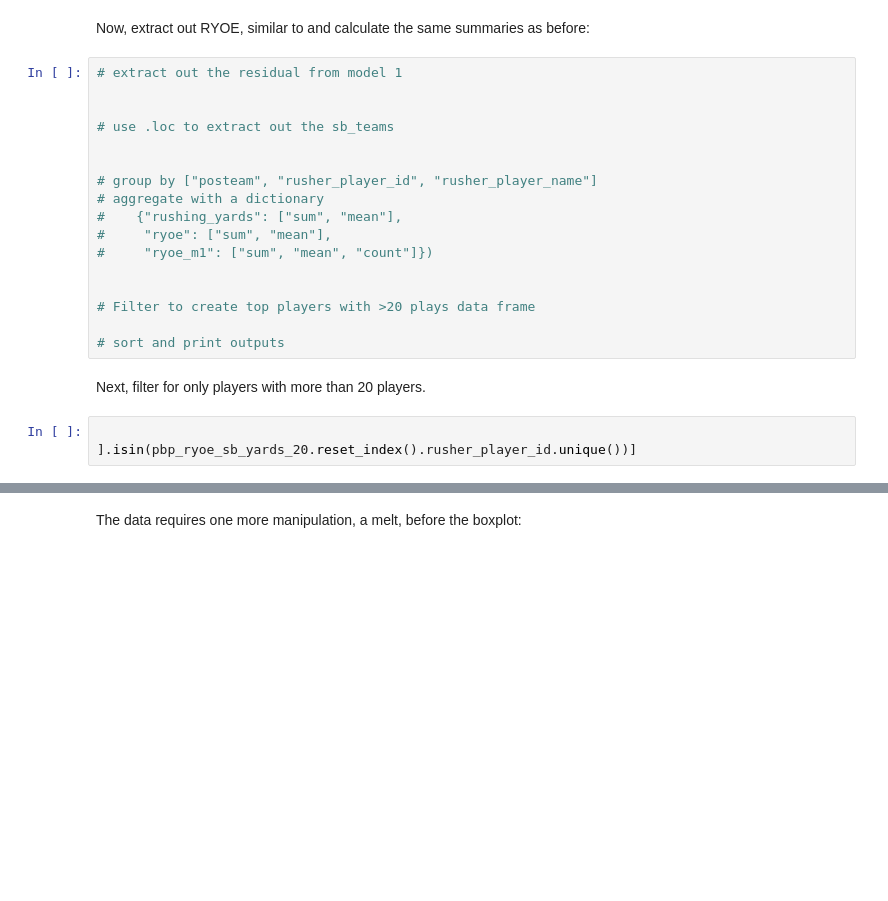
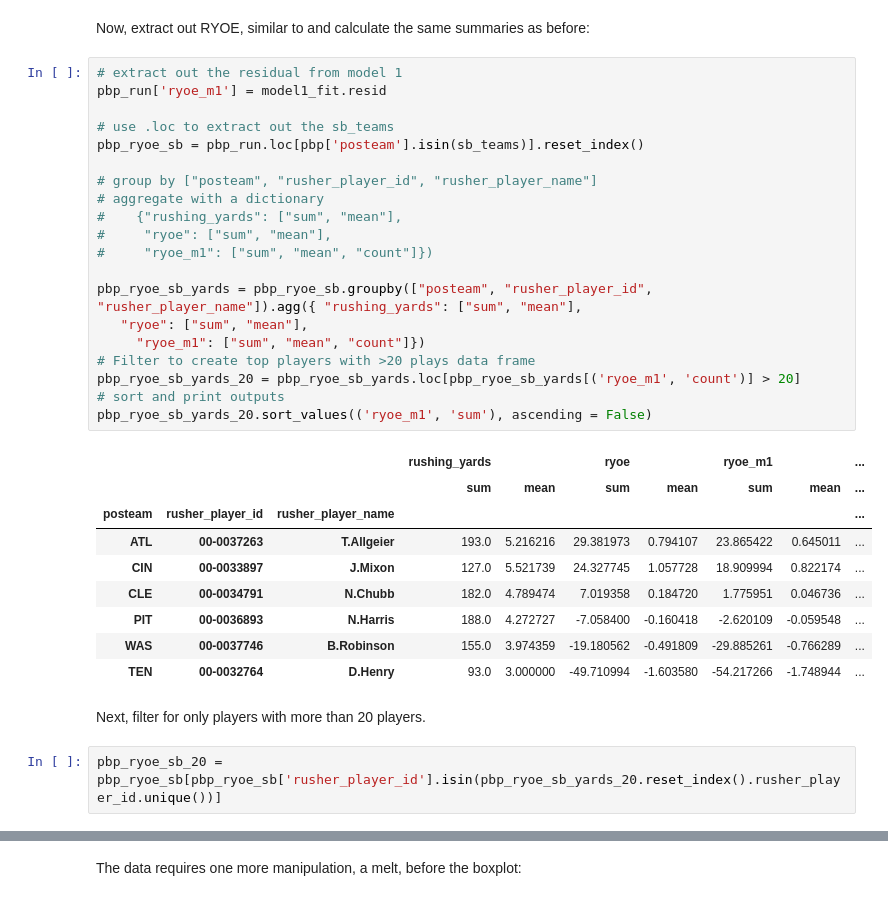
Before and after one commit to SirTee12/DataCamp-Code-Along-Projects, a Jupyter notebook: SuperBowl Analysis/SuperBowl_Analysis.ipynb, the cells around one changed output, grey strips where cells are left out. Saved outputs shown, nothing was run; the diff lists cells and outputs as text; blank space fills up the shorter version.

```diff
--- a/SuperBowl Analysis/SuperBowl_Analysis.ipynb
+++ b/SuperBowl Analysis/SuperBowl_Analysis.ipynb
@@ -386,22 +386,35 @@ strong multicollinearity or other numerical problems.
 Now, extract out RYOE, similar to and calculate the same summaries as before:
 # %%
 # extract out the residual from model 1
-
+pbp_run['ryoe_m1'] = model1_fit.resid
 
 # use .loc to extract out the sb_teams
-
+pbp_ryoe_sb = pbp_run.loc[pbp['posteam'].isin(sb_teams)].reset_index()
 
 # group by ["posteam", "rusher_player_id", "rusher_player_name"]
 # aggregate with a dictionary
 #    {"rushing_yards": ["sum", "mean"],
 #     "ryoe": ["sum", "mean"],
 #     "ryoe_m1": ["sum", "mean", "count"]})
 
-
+pbp_ryoe_sb_yards = pbp_ryoe_sb.groupby(["posteam", "rusher_player_id", "rusher_player_name"]).agg({ "rushing_yards": ["sum", "mean"],
+   "ryoe": ["sum", "mean"],
+     "ryoe_m1": ["sum", "mean", "count"]})
 # Filter to create top players with >20 plays data frame
-
+pbp_ryoe_sb_yards_20 = pbp_ryoe_sb_yards.loc[pbp_ryoe_sb_yards[('ryoe_m1', 'count')] > 20]
 # sort and print outputs
+pbp_ryoe_sb_yards_20.sort_values(('ryoe_m1', 'sum'), ascending = False)
+# %% [output]
+|  |  |  | rushing_yards |  | ryoe |  | ryoe_m1 |  | ... |
+|  |  |  | sum | mean | sum | mean | sum | mean | ... |
+| posteam | rusher_player_id | rusher_player_name |  |  |  |  |  |  | ... |
+| ATL | 00-0037263 | T.Allgeier | 193.0 | 5.216216 | 29.381973 | 0.794107 | 23.865422 | 0.645011 | ... |
+| CIN | 00-0033897 | J.Mixon | 127.0 | 5.521739 | 24.327745 | 1.057728 | 18.909994 | 0.822174 | ... |
+| CLE | 00-0034791 | N.Chubb | 182.0 | 4.789474 | 7.019358 | 0.184720 | 1.775951 | 0.046736 | ... |
+| PIT | 00-0036893 | N.Harris | 188.0 | 4.272727 | -7.058400 | -0.160418 | -2.620109 | -0.059548 | ... |
+| WAS | 00-0037746 | B.Robinson | 155.0 | 3.974359 | -19.180562 | -0.491809 | -29.885261 | -0.766289 | ... |
+| TEN | 00-0032764 | D.Henry | 93.0 | 3.000000 | -49.710994 | -1.603580 | -54.217266 | -1.748944 | ... |
 # %% [markdown]
 Next, filter for only players with more than 20 players.
 # %%
-                           ].isin(pbp_ryoe_sb_yards_20.reset_index().rusher_player_id.unique())]
+pbp_ryoe_sb_20 = pbp_ryoe_sb[pbp_ryoe_sb['rusher_player_id'].isin(pbp_ryoe_sb_yards_20.reset_index().rusher_player_id.unique())]
```
Also changed, not shown: parts of 5 cells of this notebook.
